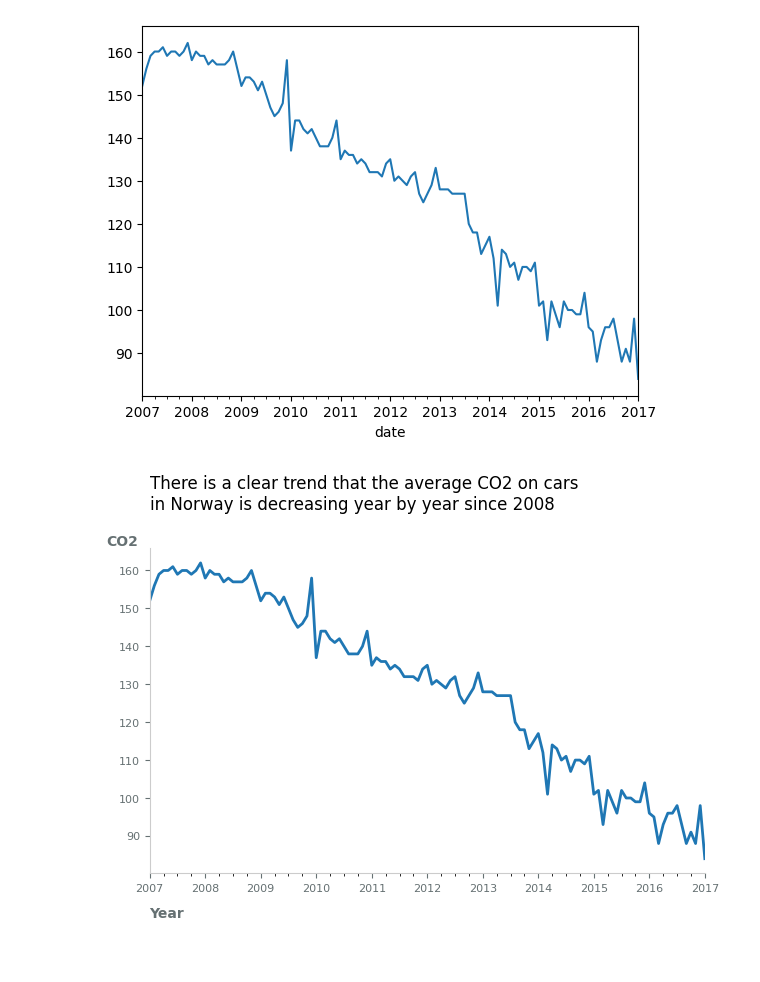
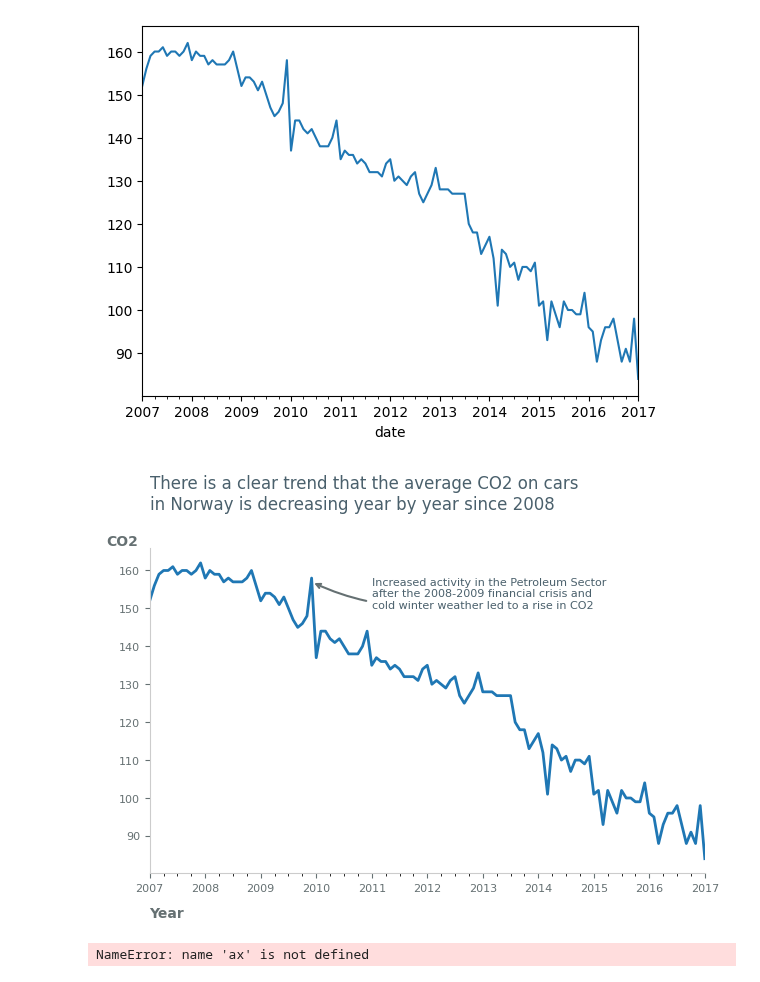
Before and after one commit to fredrikkron/data-visualization-fredrik-kron-de24, a Jupyter notebook: exercises/exercise_1/1.1.ipynb, the cells around one changed output. Drawn from its saved outputs; the diff is of its cells as text; code cells hidden in the pictures.

```diff
--- a/exercises/exercise_1/1.1.ipynb
+++ b/exercises/exercise_1/1.1.ipynb
@@ -26,42 +26,48 @@ ax = df["Avg_CO2"].plot()
 # %%
 ax = df["Avg_CO2"].plot(linewidth=2)
 
 
 ax.spines[["top", "right"]].set_visible(False)
 ax.spines[["left", "bottom"]].set_color(GRAY_1)
 
 ax.tick_params(axis="both", colors=GRAY_2, labelsize = 8)
 
 ax.set_xlabel("Year", color=GRAY_2, fontsize=10, fontweight="bold")
 ax.set_ylabel("CO2", color=GRAY_2, fontsize=10, fontweight="bold", rotation=0)
 ax.xaxis.set_label_coords(0.031, -0.1)
 ax.yaxis.set_label_coords(-0.05, 1)
 
 ax.set_title(
     "There is a clear trend that the average CO2 on cars\nin Norway is decreasing year by year since 2008",
     loc="left",
-    pad=28
+    pad=28,
+    color=GRAY_3
 )
 
-# arrowprops = dict(
-#     arrowstyle = "->",
-#     connectionstyle = f"arc3, rad=-.2",
-#     linewidth=1.5,
-#     color=GRAY_2
-# )
+arrowprops = dict(
+    arrowstyle = "->",
+    connectionstyle = f"arc3, rad=-.2",
+    linewidth=1.5,
+    color=GRAY_2
+)
 
-# ax.annotate(
-#     text="Increased activity in the Petroleum Sector after the 08-09 financial crisis and cold winter weather led to a rise in CO2",
-#     xy=(2014, 110),
-#     fontsize=19,
-#     color=GRAY_3,
-#     arrowprops=arrowprops,
-#     xytext=(2010, 140)
-# )
+ax.annotate(
+    text="Increased activity in the Petroleum Sector\nafter the 2008-2009 financial crisis and\ncold winter weather led to a rise in CO2",
+    xy=(pd.Timestamp("2009-12-01"), 157),
+    fontsize=8,
+    color=GRAY_3,
+    arrowprops=arrowprops,
+    xytext=(pd.Timestamp("2011-01-01"), 150)
+)
 
 
 fig = ax.get_figure()
 fig.tight_layout()
 fig.savefig("figures/CO2_Emission_trend.png")
 # %% [output]
-[figure, old version]
+[figure, new version]
+# %%
+print(ax.index.min(), ax.index.max())
+print(ax["Avg_CO2"].min(), ax["Avg_CO2"].max())
+# %% [output]
+NameError: name 'ax' is not defined
```
Also changed, not shown: 1 other file.
